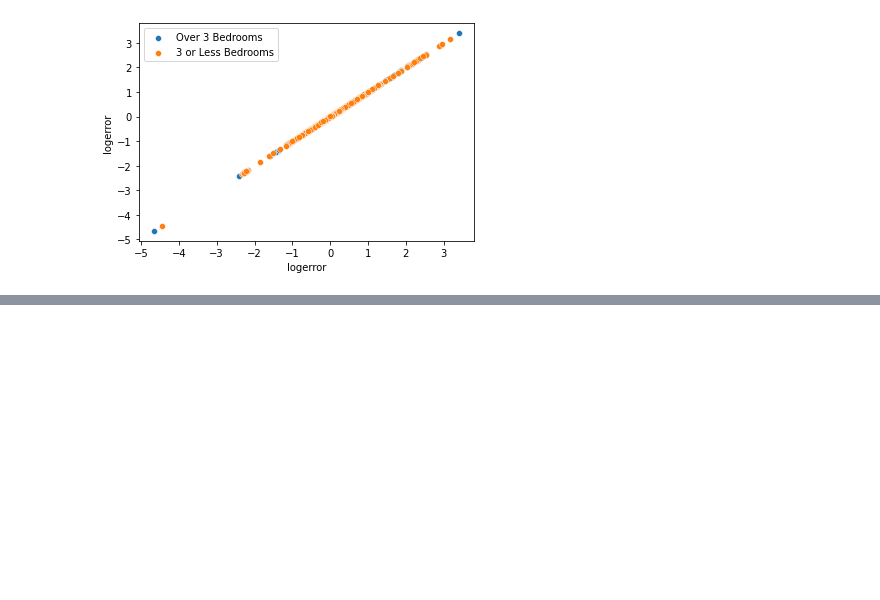
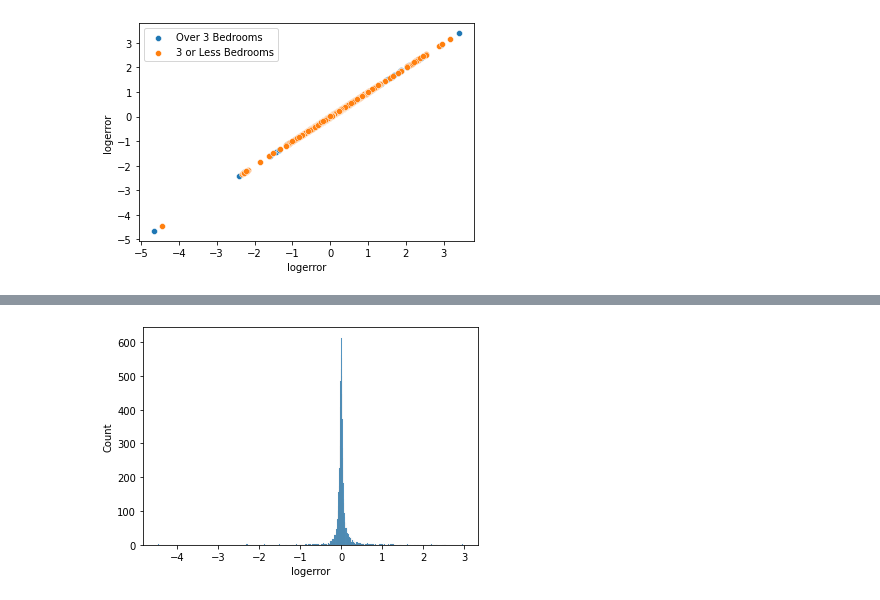
Before and after one commit to Lewis-Park-Bench/Cluster-Project, a Jupyter notebook: jenn_initial_notebook.ipynb, the cells around one changed output, grey strips where cells are left out. Cells and saved outputs as stored; diff of their text form; code cells hidden in the pictures; blank space fills up the shorter version.

```diff
--- a/jenn_initial_notebook.ipynb
+++ b/jenn_initial_notebook.ipynb
@@ -745,0 +783,5 @@ plt.show()
+# %%
+sns.histplot(x= train.logerror[train.area_dollar_clusters == 3])
+plt.show()
+# %% [output]
+[figure, added]
```
Also changed, not shown: parts of 15 cells of this notebook.
